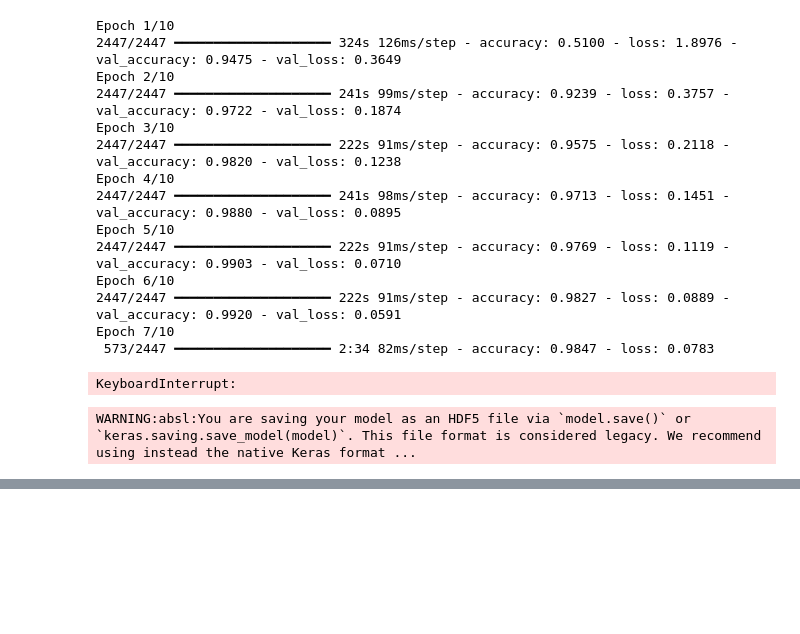
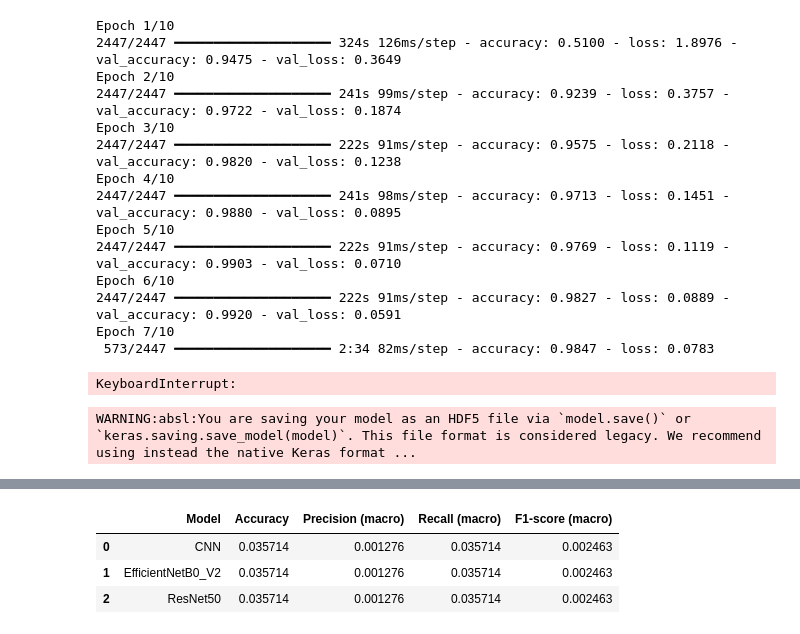
Before and after one commit to zeyad-mohvme-d/-Sign-Language-Fingerspelling-Assistant-ASL-Alphabet-, a Jupyter notebook: Notebook/ASL_Project.ipynb, the cells around one changed output, grey strips where cells are left out. Drawn from its saved outputs; the diff is of its cells as text; code cells hidden in the pictures; blank space fills up the shorter version.

```diff
--- a/Notebook/ASL_Project.ipynb
+++ b/Notebook/ASL_Project.ipynb
@@ -581,0 +669,46 @@ WARNING:absl:You are saving your model as an HDF5 file via `model.save()` or `ke
+# %%
+resnet_model = tf.keras.models.load_model(
+    "C:\\Users\\zeyad-mohamed\\Documents\\GitHub\\-Sign-Language-Fingerspelling-Assistant-ASL-Alphabet-\\Models\\ResNet50_model_updated.keras",
+    compile=False
+)
+# %%
+acc_cnn, prec_cnn, rec_cnn, f1_cnn = evaluate_model(
+    cnn_model,
+    test_data,
+    test_labels,
+    "CNN",
+    class_names
+)
+# %%
+acc_effv2, prec_effv2, rec_effv2, f1_effv2 = evaluate_model(
+    effv2_model,
+    test_data,
+    test_labels,
+    "EfficientNetB0_V2",
+    class_names
+)
+# %%
+test_data_224 = tf.image.resize(test_data, (224, 224)).numpy()
+
+acc_resnet, prec_resnet, rec_resnet, f1_resnet = evaluate_model(
+    resnet_model,
+    test_data_224,
+    test_labels,
+    "ResNet50",
+    class_names
+)
+# %%
+results = pd.DataFrame({
+    "Model": ["CNN", "EfficientNetB0_V2", "ResNet50"],
+    "Accuracy": [acc_cnn, acc_effv2, acc_resnet],
+    "Precision (macro)": [prec_cnn, prec_effv2, prec_resnet],
+    "Recall (macro)": [rec_cnn, rec_effv2, rec_resnet],
+    "F1-score (macro)": [f1_cnn, f1_effv2, f1_resnet]
+})
+
+results
+# %% [output]
+|  | Model | Accuracy | Precision (macro) | Recall (macro) | F1-score (macro) |
+| 0 | CNN | 0.035714 | 0.001276 | 0.035714 | 0.002463 |
+| 1 | EfficientNetB0_V2 | 0.035714 | 0.001276 | 0.035714 | 0.002463 |
+| 2 | ResNet50 | 0.035714 | 0.001276 | 0.035714 | 0.002463 |
```
Also changed, not shown: parts of 11 cells of this notebook, 1 other file.
